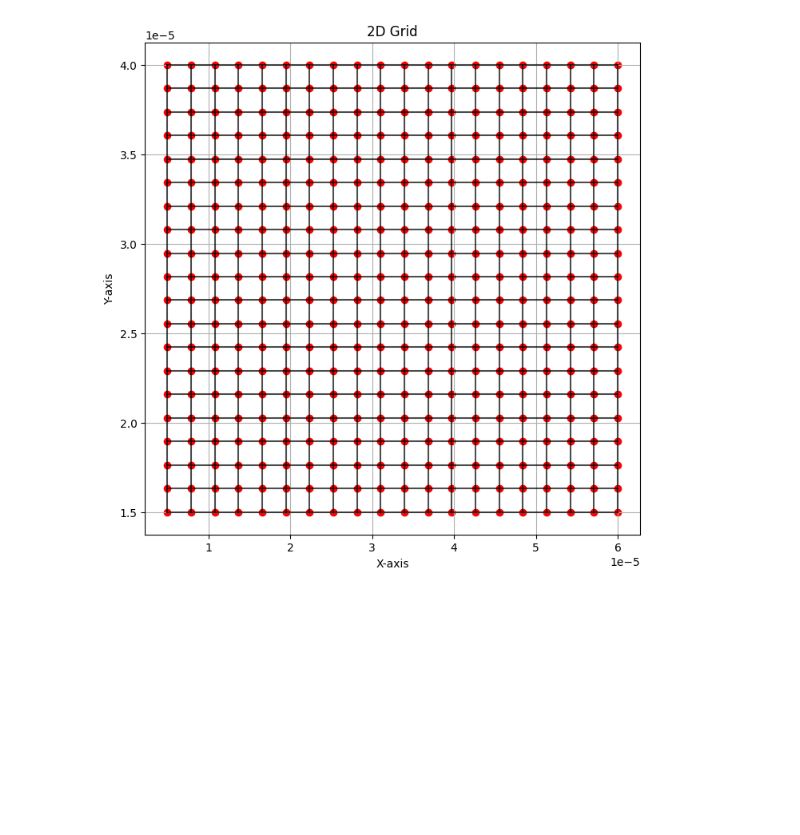
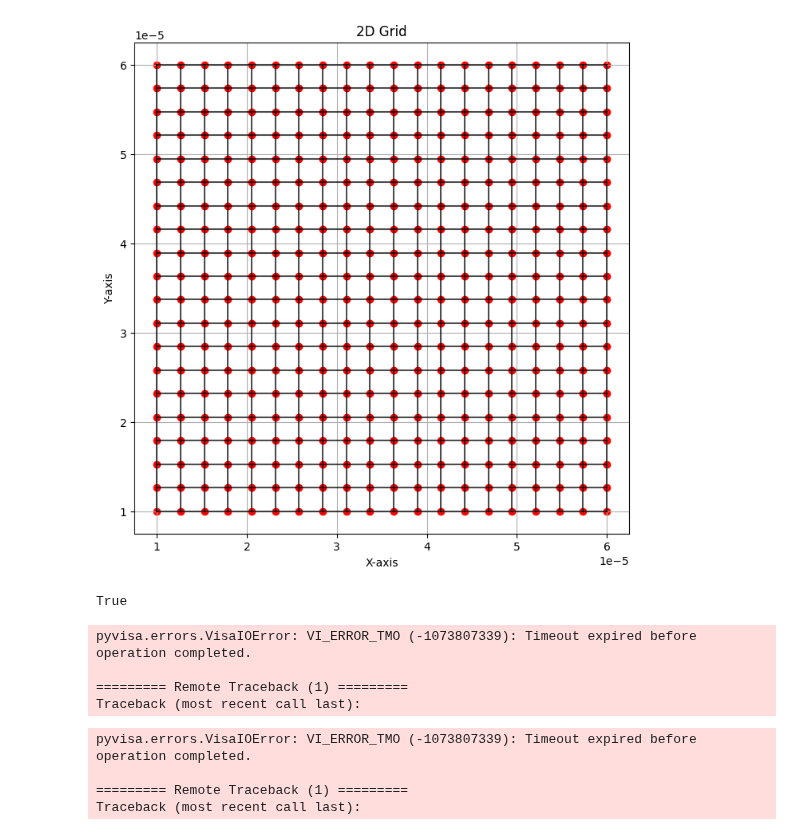
Before and after one commit to PI3-Stuttgart/squdi, a Jupyter notebook: src/qudi/jupyternotebooks/tinRT/202-6.ipynb, the cells around one changed output. Saved outputs shown, nothing was run; the diff lists cells and outputs as text; code cells hidden in the pictures; blank space fills up the shorter version.

```diff
--- a/src/qudi/jupyternotebooks/tinRT/202-6.ipynb
+++ b/src/qudi/jupyternotebooks/tinRT/202-6.ipynb
@@ -27,36 +31,36 @@ def create_2d_grid(x_min, x_max, y_min, y_max, x_res, y_res):
     y_min (float): Minimum y boundary.
     y_max (float): Maximum y boundary.
     x_res (int): Number of points along the x-axis.
     y_res (int): Number of points along the y-axis.
 
     Returns:
     tuple: Arrays representing the x and y coordinates of the grid.
     """
     x = np.linspace(x_min, x_max, x_res)
     y = np.linspace(y_min, y_max, y_res)
     x_grid, y_grid = np.meshgrid(x, y)
 
     return x_grid, y_grid
 
 # Example usage:
-x_min, x_max = 5e-6, 60e-6
-y_min, y_max = 15e-6, 40e-6
+x_min, x_max = 10e-6, 60e-6
+y_min, y_max = 10e-6, 60e-6
 x_res, y_res = 20, 20
 
 x_grid, y_grid = create_2d_grid(x_min, x_max, y_min, y_max, x_res, y_res)
 
 # Plotting the grid
 plt.figure(figsize=(8, 8))
 plt.plot(x_grid, y_grid, 'k-', alpha=0.7)  # Plot horizontal lines
 plt.plot(x_grid.T, y_grid.T, 'k-', alpha=0.7)  # Plot vertical lines
 plt.scatter(x_grid, y_grid, color='red')  # Mark grid points
 plt.xlabel('X-axis')
 plt.ylabel('Y-axis')
 plt.title('2D Grid')
 plt.grid(True)
 plt.show()
 # %% [output]
-[figure, old version]
+[figure, new version]
 # %%
 
 current_pos = scanning_probe_logic.scanner_target
@@ -93,3 +100,21 @@ for idx, (x, y) in enumerate(zip(x_flat, y_flat)):
     # Set the save tag and save the spectrum
     spectrometer.save_widget.saveTagLineEdit.setText(f'def{idx}')
     spectrometer.save_spectrum()
+# %%
+vanguard_laser.connect_laser()
+# %% [output]
+True
+# %%
+vanguard_laser.off()
+# %% [output]
+pyvisa.errors.VisaIOError: VI_ERROR_TMO (-1073807339): Timeout expired before operation completed.
+
+========= Remote Traceback (1) =========
+Traceback (most recent call last):
+# %%
+vanguard_laser.on()
+# %% [output]
+pyvisa.errors.VisaIOError: VI_ERROR_TMO (-1073807339): Timeout expired before operation completed.
+
+========= Remote Traceback (1) =========
+Traceback (most recent call last):
```
Also changed, not shown: parts of 6 cells of this notebook, 6 other files.
